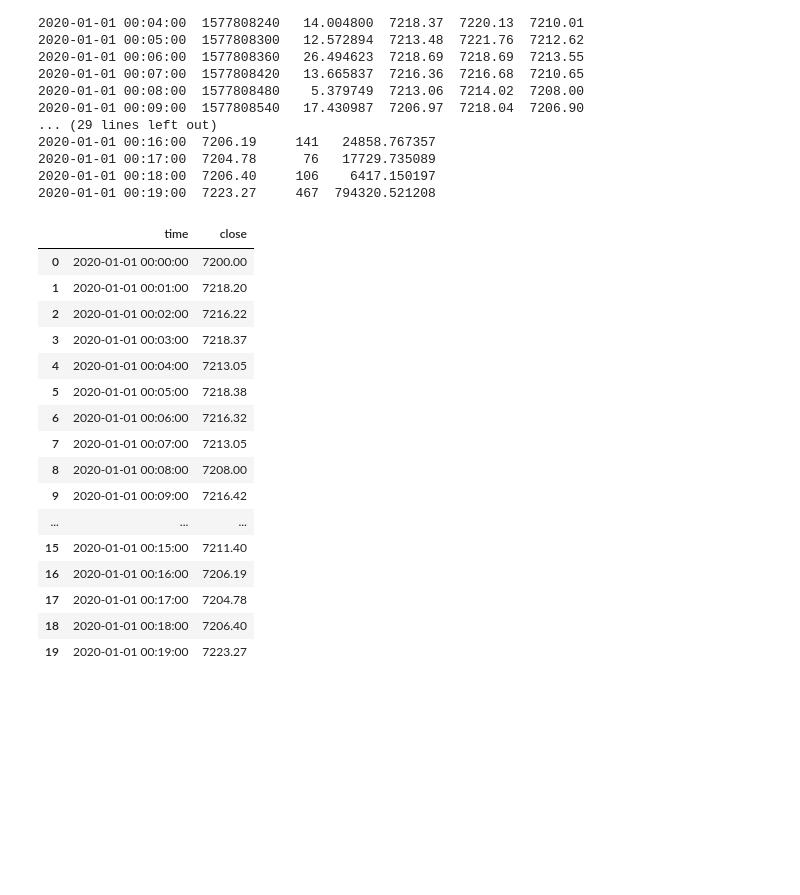
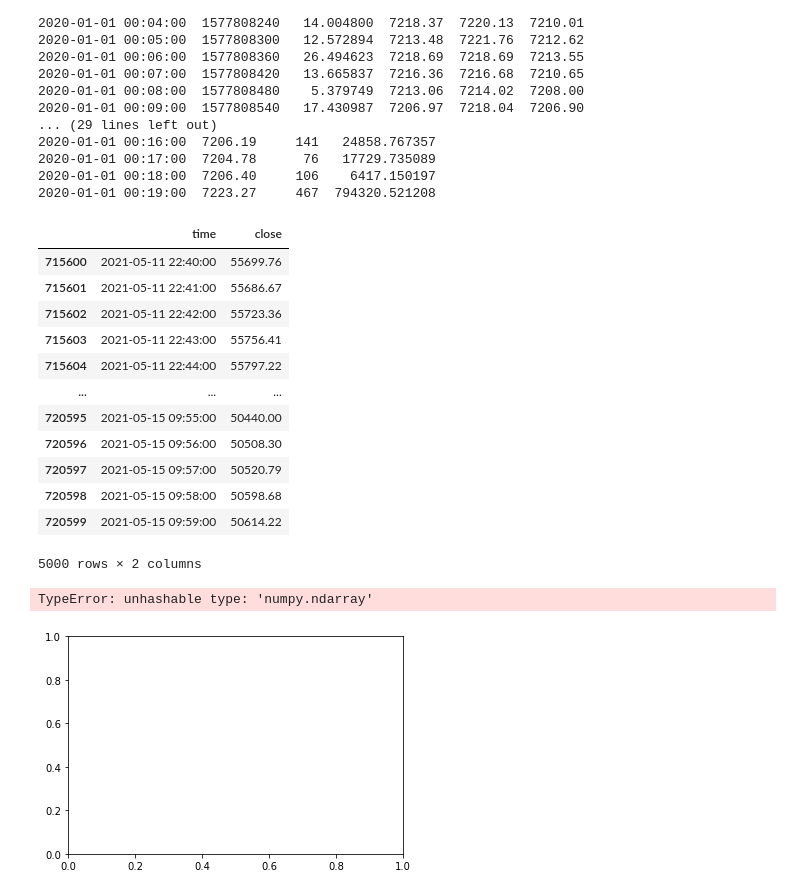
Before and after one commit to lukaszplatos/DataIntro, a Jupyter notebook: MyProject2.ipynb, the cells around one changed output. Cells and saved outputs as stored; diff of their text form; code cells hidden in the pictures; blank space fills up the shorter version.

```diff
--- a/MyProject2.ipynb
+++ b/MyProject2.ipynb
@@ -88,22 +88,18 @@ time
 2020-01-01 00:19:00  7223.27     467  794320.521208
 # %%
 # Use function loc and iloc
-bitcoin.iloc[0:20, [0,6]]
+bitcoin.iloc[-5000:, [0,6]]
 # %% [output]
 |  | time | close |
-| 0 | 2020-01-01 00:00:00 | 7200.00 |
-| 1 | 2020-01-01 00:01:00 | 7218.20 |
-| 2 | 2020-01-01 00:02:00 | 7216.22 |
-| 3 | 2020-01-01 00:03:00 | 7218.37 |
-| 4 | 2020-01-01 00:04:00 | 7213.05 |
-| 5 | 2020-01-01 00:05:00 | 7218.38 |
-| 6 | 2020-01-01 00:06:00 | 7216.32 |
-| 7 | 2020-01-01 00:07:00 | 7213.05 |
-| 8 | 2020-01-01 00:08:00 | 7208.00 |
-| 9 | 2020-01-01 00:09:00 | 7216.42 |
+| 715600 | 2021-05-11 22:40:00 | 55699.76 |
+| 715601 | 2021-05-11 22:41:00 | 55686.67 |
+| 715602 | 2021-05-11 22:42:00 | 55723.36 |
+| 715603 | 2021-05-11 22:43:00 | 55756.41 |
+| 715604 | 2021-05-11 22:44:00 | 55797.22 |
 | ... | ... | ... |
-| 15 | 2020-01-01 00:15:00 | 7211.40 |
-| 16 | 2020-01-01 00:16:00 | 7206.19 |
-| 17 | 2020-01-01 00:17:00 | 7204.78 |
-| 18 | 2020-01-01 00:18:00 | 7206.40 |
-| 19 | 2020-01-01 00:19:00 | 7223.27 |
+| 720595 | 2021-05-15 09:55:00 | 50440.00 |
+| 720596 | 2021-05-15 09:56:00 | 50508.30 |
+| 720597 | 2021-05-15 09:57:00 | 50520.79 |
+| 720598 | 2021-05-15 09:58:00 | 50598.68 |
+| 720599 | 2021-05-15 09:59:00 | 50614.22 |
+5000 rows × 2 columns
@@ -109,0 +108,5 @@ bitcoin.iloc[0:20, [0,6]]
+# %%
+plt.plot(bitcoin)
+# %% [output]
+TypeError: unhashable type: 'numpy.ndarray'
+[figure, added]
```
Also changed, not shown: parts of 1 cell of this notebook.
